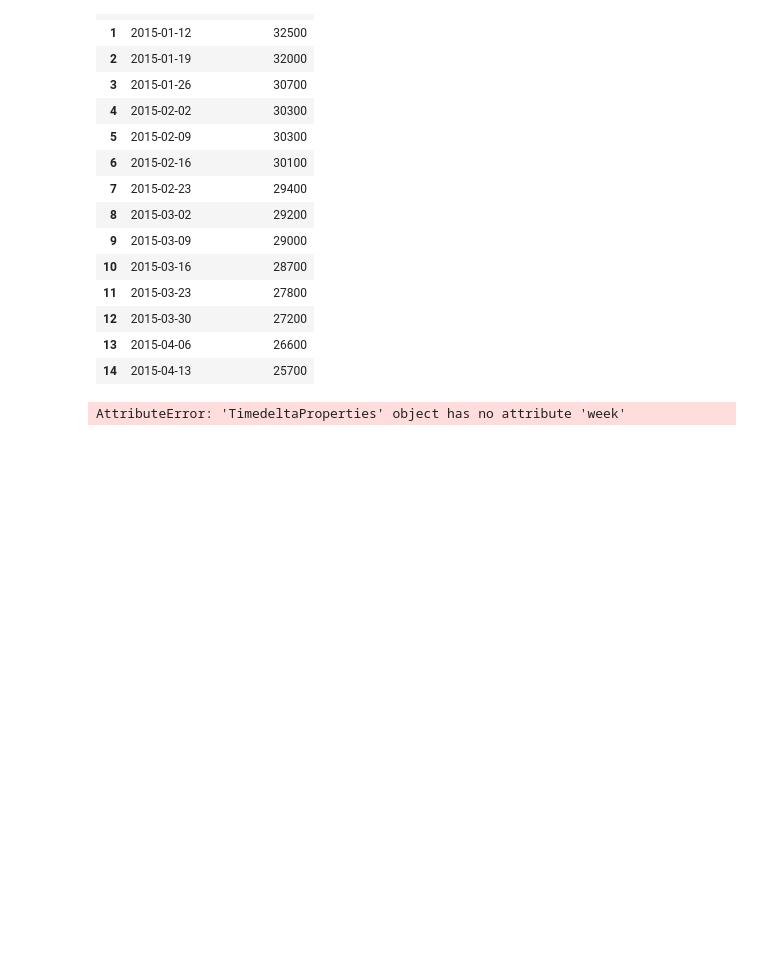
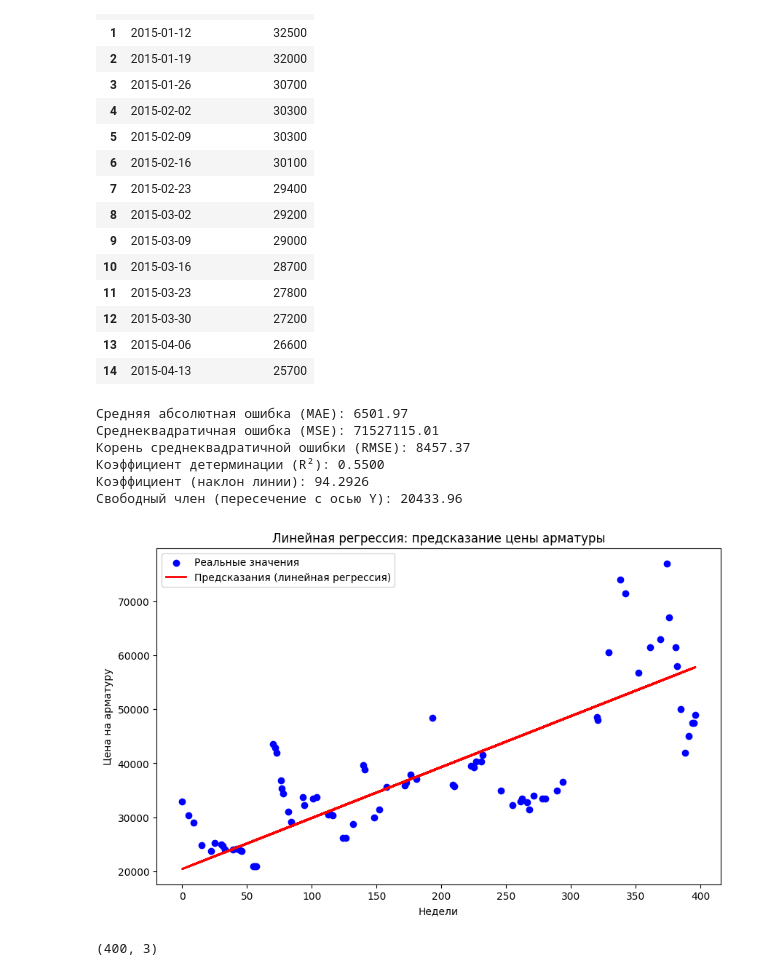
Before and after one commit to Klop4ikk/3int, a Jupyter notebook: Intensive_3_Doronin.ipynb, the cells around one changed output. Drawn from its saved outputs; the diff is of its cells as text; code cells hidden in the pictures; blank space fills up the shorter version.

```diff
--- a/Intensive_3_Doronin.ipynb
+++ b/Intensive_3_Doronin.ipynb
@@ -46,10 +46,10 @@ from sklearn.metrics import mean_absolute_error, mean_squared_error
 
 # 2. Предобработка данных
 df["dt"] = pd.to_datetime(df["dt"])  # Преобразуем дату в формат datetime
-df["days"] = (df["dt"] - df["dt"].min()).dt.days  # Преобразуем дату в количество дней
+df["weeks"] = (df["dt"] - df["dt"].min()).dt.days // 7  # Преобразуем дату в количество дней
 
 # 3. Определение признаков (X) и целевой переменной (y)
-X = df[["days"]]  # Количество дней с первой даты
+X = df[["weeks"]]  # Количество недель с первой даты
 y = df["Цена на арматуру"]  # Цены на арматуру
 
 # 4. Разделение данных на обучающую и тестовую выборки (80% - обучение, 20% - тест)
@@ -60,32 +60,42 @@ model = LinearRegression()
 model.fit(X_train, y_train)
 
 # 6. Получение предсказаний
 y_pred = model.predict(X_test)
 
 # 7. Оценка качества модели
 mae = mean_absolute_error(y_test, y_pred)
 mse = mean_squared_error(y_test, y_pred)
 rmse = np.sqrt(mse)
 r2_score = model.score(X_test, y_test)
 
 # Вывод метрик
 print(f"Средняя абсолютная ошибка (MAE): {mae:.2f}")
 print(f"Среднеквадратичная ошибка (MSE): {mse:.2f}")
 print(f"Корень среднеквадратичной ошибки (RMSE): {rmse:.2f}")
 print(f"Коэффициент детерминации (R²): {r2_score:.4f}")
 
 # 8. Вывод коэффициентов модели
 print(f"Коэффициент (наклон линии): {model.coef_[0]:.4f}")
 print(f"Свободный член (пересечение с осью Y): {model.intercept_:.2f}")
 
 # 9. Визуализация результатов
 plt.figure(figsize=(10, 6))
 plt.scatter(X_test, y_test, color="blue", label="Реальные значения")  # Реальные цены
 plt.plot(X_test, y_pred, color="red", linewidth=2, label="Предсказания (линейная регрессия)")  # Линия регрессии
-plt.xlabel("Дни с начала периода")
+plt.xlabel("Недели")
 plt.ylabel("Цена на арматуру")
 plt.title("Линейная регрессия: предсказание цены арматуры")
 plt.legend()
 plt.show()
 # %% [output]
-AttributeError: 'TimedeltaProperties' object has no attribute 'week'
+Средняя абсолютная ошибка (MAE): 6501.97
+Среднеквадратичная ошибка (MSE): 71527115.01
+Корень среднеквадратичной ошибки (RMSE): 8457.37
+Коэффициент детерминации (R²): 0.5500
+Коэффициент (наклон линии): 94.2926
+Свободный член (пересечение с осью Y): 20433.96
+[figure, added]
+# %%
+df.shape
+# %% [output]
+(400, 3)
```
Also changed, not shown: parts of 4 cells of this notebook.
